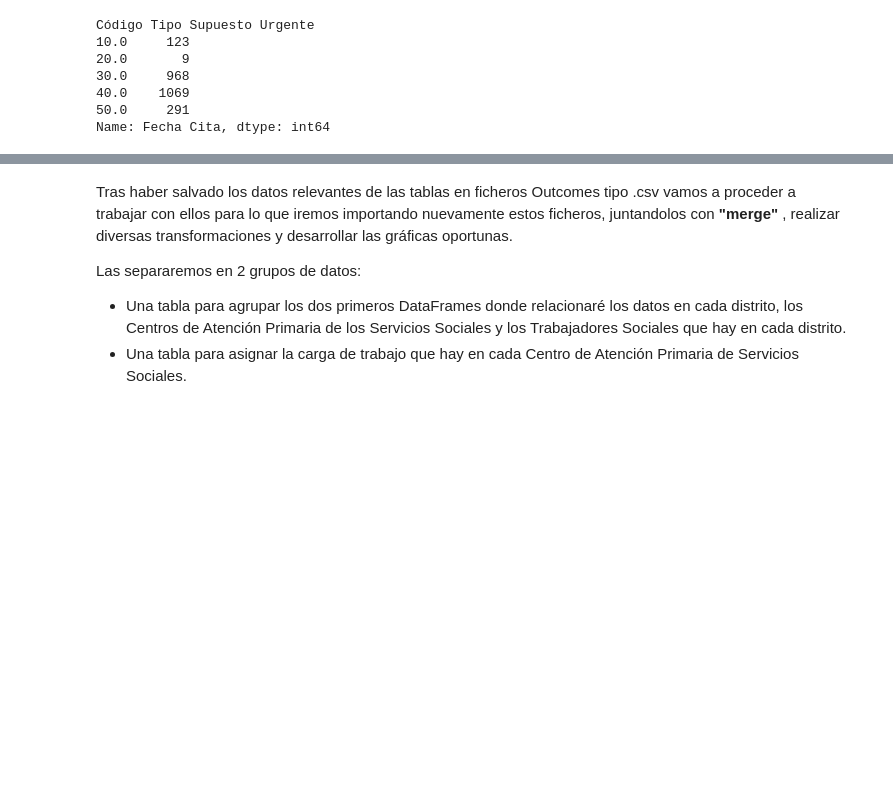
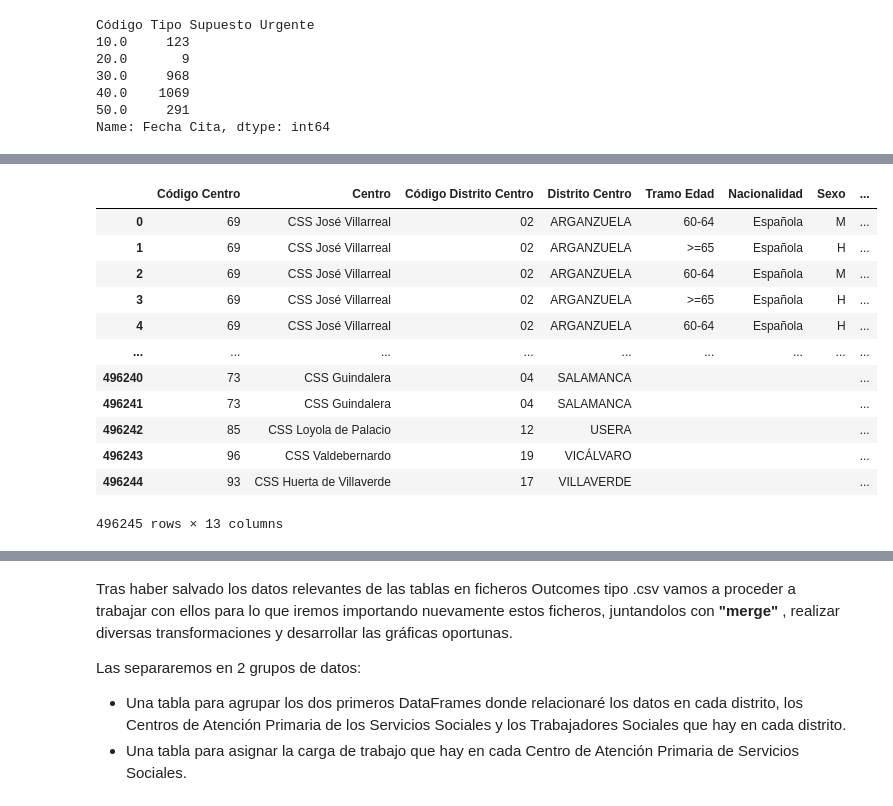
Before and after one commit to 75Engel/Estimacion_tipologia_usuarios_Servicios_Sociales_Ayto_Madrid, a Jupyter notebook: Notebooks/Notebook_1.ipynb, the cells around one changed output, grey strips where cells are left out. Saved outputs shown, nothing was run; the diff lists cells and outputs as text; code cells hidden in the pictures; blank space fills up the shorter version.

```diff
--- a/Notebooks/Notebook_1.ipynb
+++ b/Notebooks/Notebook_1.ipynb
@@ -147,0 +235,25 @@ Name: Fecha Cita, dtype: int64
+# %%
+lista_rango_edad=df_demandas['Tramo Edad'].unique()             # Hay que revisar esto, porque no está ordenado y sería lo ideal
+#lista_company
+mivalor = [ x+1 for x in range(len(lista_rango_edad))]             ##  agregaremos una variable numérica para sustituir a los nombres de las cias
+#mivalor
+lista_rango_edad=list(lista_rango_edad)                               ##  dejamos el valor cero por si en los datos a testear  hay algún NaN y
+#lista_company
+Age_range_code = {k: v for k, v in zip(lista_rango_edad, mivalor)}   ##  sustituirlo por cero
+#Company_code
+df_demandas['Age_range_code']= df_demandas['Tramo Edad'].map(Age_range_code)
+df_demandas
+# %% [output]
+|  | Código Centro | Centro | Código Distrito Centro | Distrito Centro | Tramo Edad | Nacionalidad | Sexo | ... |
+| 0 | 69 | CSS José Villarreal | 02 | ARGANZUELA | 60-64 | Española | M | ... |
+| 1 | 69 | CSS José Villarreal | 02 | ARGANZUELA | >=65 | Española | H | ... |
+| 2 | 69 | CSS José Villarreal | 02 | ARGANZUELA | 60-64 | Española | M | ... |
+| 3 | 69 | CSS José Villarreal | 02 | ARGANZUELA | >=65 | Española | H | ... |
+| 4 | 69 | CSS José Villarreal | 02 | ARGANZUELA | 60-64 | Española | H | ... |
+| ... | ... | ... | ... | ... | ... | ... | ... | ... |
+| 496240 | 73 | CSS Guindalera | 04 | SALAMANCA |  |  |  | ... |
+| 496241 | 73 | CSS Guindalera | 04 | SALAMANCA |  |  |  | ... |
+| 496242 | 85 | CSS Loyola de Palacio | 12 | USERA |  |  |  | ... |
+| 496243 | 96 | CSS Valdebernardo | 19 | VICÁLVARO |  |  |  | ... |
+| 496244 | 93 | CSS Huerta de Villaverde | 17 | VILLAVERDE |  |  |  | ... |
+496245 rows × 13 columns
```
Also changed, not shown: parts of 29 cells of this notebook, 20 other files.
